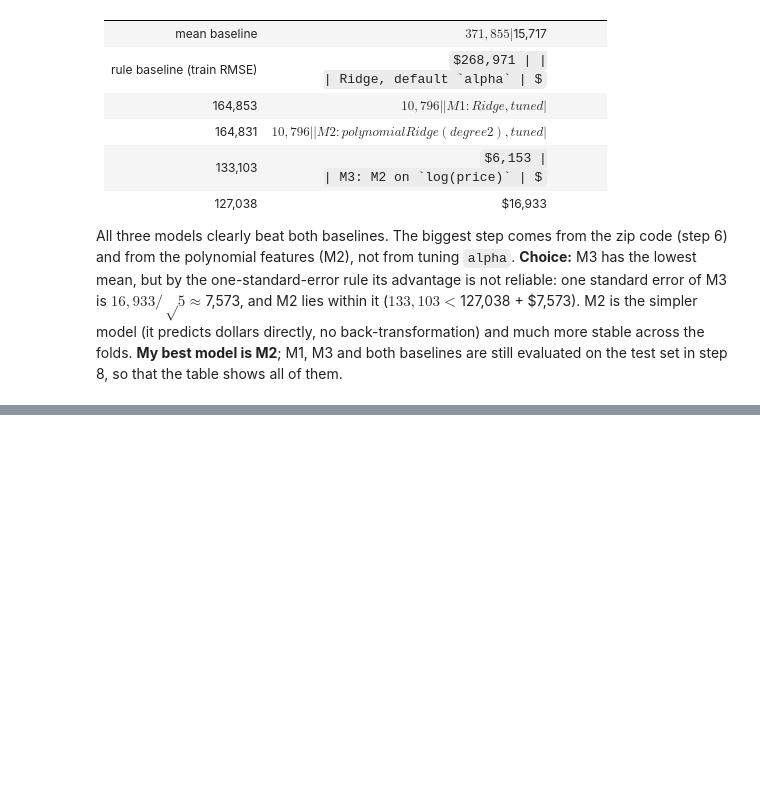
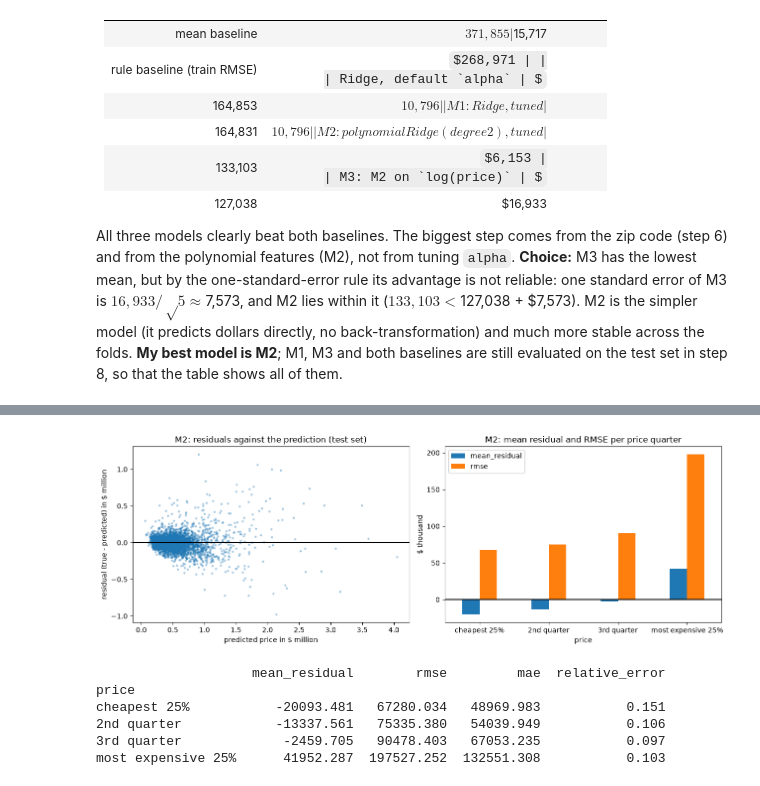
Before and after one commit to dynamic-dome/amle-project-king-county, a Jupyter notebook: 02_king_county_project_dominic.ipynb, the cells around one changed output, grey strips where cells are left out. Saved outputs shown, nothing was run; the diff lists cells and outputs as text; code cells hidden in the pictures; some formulas as TeX source; blank space fills up the shorter version.

```diff
--- a/02_king_county_project_dominic.ipynb
+++ b/02_king_county_project_dominic.ipynb
@@ -850,0 +963,31 @@ All three models clearly beat both baselines. The biggest step comes from the zi
+# %%
+## Residuals of the best model (M2) on the test set: where is it wrong, and by how much?
+pred_m2 = m2.predict(X_test)
+residuals = y_test - pred_m2                      # positive = the model underestimated the price
+fig, axes = plt.subplots(1, 2, figsize=(13, 4.5))
+axes[0].scatter(pred_m2 / 1e6, residuals / 1e6, s=5, alpha=0.3)
+axes[0].axhline(0, color="black")
+axes[0].set_xlabel("predicted price in $ million")
+axes[0].set_ylabel("residual (true - predicted) in $ million")
+axes[0].set_title("M2: residuals against the prediction (test set)")
+
+# Error by the true price: four groups of equal size (quartiles of the test prices)
+price_group = pd.qcut(y_test, q=4, labels=["cheapest 25%", "2nd quarter", "3rd quarter", "most expensive 25%"])
+by_price = residuals.groupby(price_group, observed=True).agg(
+    mean_residual="mean", rmse=lambda r: np.sqrt((r ** 2).mean()), mae=lambda r: r.abs().mean())
+by_price["relative_error"] = (residuals.abs() / y_test).groupby(price_group, observed=True).median()
+by_price[["mean_residual", "rmse"]].div(1e3).plot.bar(ax=axes[1], rot=0)
+axes[1].axhline(0, color="black")
+axes[1].set_ylabel("$ thousand")
+axes[1].set_title("M2: mean residual and RMSE per price quarter")
+plt.tight_layout()
+plt.show()
+print(by_price.round(3))
+# %% [output]
+[figure, added]
+                    mean_residual        rmse         mae  relative_error
+price
+cheapest 25%           -20093.481   67280.034   48969.983           0.151
+2nd quarter            -13337.561   75335.380   54039.949           0.106
+3rd quarter             -2459.705   90478.403   67053.235           0.097
+most expensive 25%      41952.287  197527.252  132551.308           0.103
```
Also changed, not shown: parts of 15 cells of this notebook, 1 other file.
